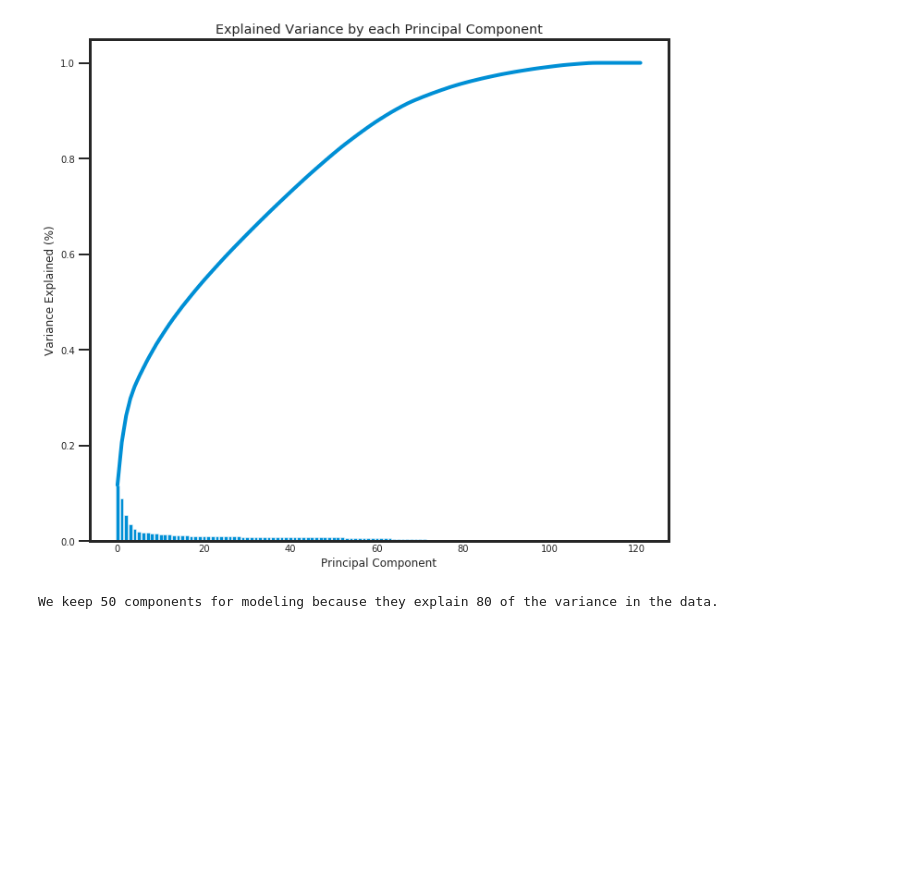
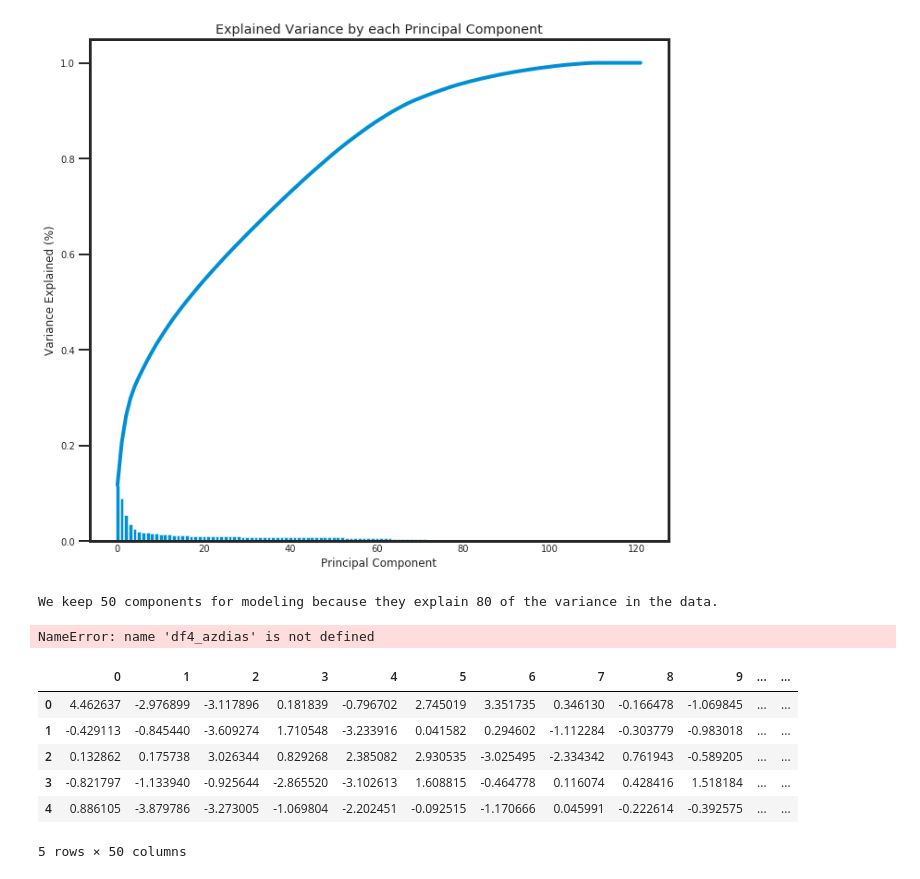
Before and after one commit to leonisawesome/identify_customer_segments, a Jupyter notebook: identify_customer_segment.ipynb, the cells around one changed output. Drawn from its saved outputs; the diff is of its cells as text; code cells hidden in the pictures; blank space fills up the shorter version.

Commit message:
Fought with the apply PCA function and won.

```diff
--- a/identify_customer_segment.ipynb
+++ b/identify_customer_segment.ipynb
@@ -692,3 +692,7 @@ def keep_pca_features_based_on_variance_explained(percentage):
 keep_pca_features_based_on_variance_explained(.80)
 # %% [output]
 We keep 50 components for modeling because they explain 80 of the variance in the data.
+# %%
+pca = PCA(n_components=50)
+df4_azdias = pca.fit_transform(df3_azdias)
+df4_azdias = pd.DataFrame(df4_azdias)
@@ -694,0 +701,22 @@ We keep 50 components for modeling because they explain 80 of the variance in th
+# %%
+df4_azdias.head()
+# %% [output]
+NameError: name 'df4_azdias' is not defined
+# %%
+def apply_pca(df3_azdias):
+    pca = PCA(n_components=50)
+    df4_azdias = pca.fit_transform(df3_azdias)
+    df4_azdias = pd.DataFrame(df4_azdias)
+    return df4_azdias
+
+df4_azdias = apply_pca(df3_azdias)
+# %%
+df4_azdias.head()
+# %% [output]
+|  | 0 | 1 | 2 | 3 | 4 | 5 | 6 | 7 | 8 | 9 | ... | ... |
+| 0 | 4.462637 | -2.976899 | -3.117896 | 0.181839 | -0.796702 | 2.745019 | 3.351735 | 0.346130 | -0.166478 | -1.069845 | ... | ... |
+| 1 | -0.429113 | -0.845440 | -3.609274 | 1.710548 | -3.233916 | 0.041582 | 0.294602 | -1.112284 | -0.303779 | -0.983018 | ... | ... |
+| 2 | 0.132862 | 0.175738 | 3.026344 | 0.829268 | 2.385082 | 2.930535 | -3.025495 | -2.334342 | 0.761943 | -0.589205 | ... | ... |
+| 3 | -0.821797 | -1.133940 | -0.925644 | -2.865520 | -3.102613 | 1.608815 | -0.464778 | 0.116074 | 0.428416 | 1.518184 | ... | ... |
+| 4 | 0.886105 | -3.879786 | -3.273005 | -1.069804 | -2.202451 | -0.092515 | -1.170666 | 0.045991 | -0.222614 | -0.392575 | ... | ... |
+5 rows × 50 columns
```
Also changed, not shown: parts of 6 cells of this notebook.
